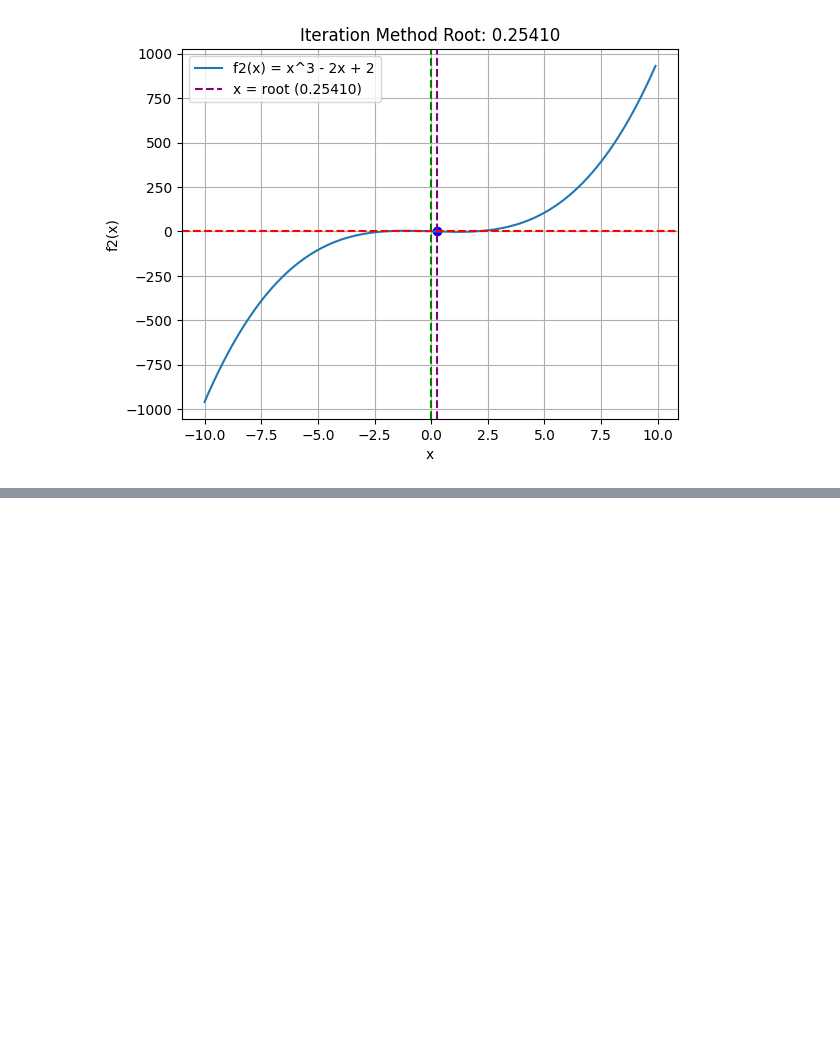
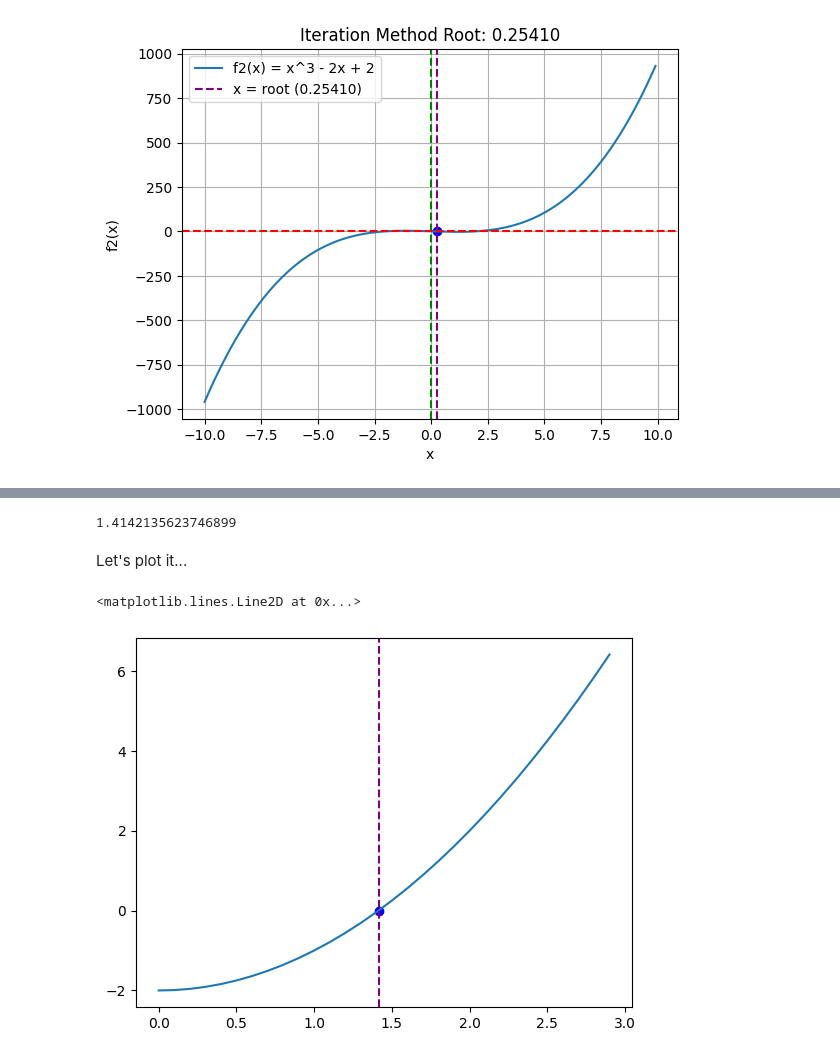
Before and after one commit to SharafatKarim/python-notebook, a Jupyter notebook: 02 - numerical methods/05 - root_finding.ipynb, the cells around one changed output, grey strips where cells are left out. Cells and saved outputs as stored; diff of their text form; code cells hidden in the pictures; blank space fills up the shorter version.

```diff
--- a/02 - numerical methods/05 - root_finding.ipynb
+++ b/02 - numerical methods/05 - root_finding.ipynb
@@ -230,0 +242,37 @@ plt.legend()
+# %%
+# Our function
+def f(x):
+    return x**2 - 2
+
+def df(x):
+    return 2*x
+
+# Newton-Raphson Method
+def newton_raphson_method(f, df, x0, tol=1e-5, max_iter=100):
+    x = x0
+    for i in range(max_iter):
+        x_new = x - f(x) / df(x)
+        if abs(x_new - x) < tol:
+            return x_new
+        x = x_new
+    raise ValueError(
+        "Newton-Raphson method did not converge within the maximum number of iterations."
+    )
+
+root = newton_raphson_method(f, df, 1)
+print(root)
+# %% [output]
+1.4142135623746899
+# %% [markdown]
+Let's plot it...
+# %%
+root = newton_raphson_method(f, df, 10)
+
+# Let's plot the result
+x = np.arange(0, 3, 0.1)
+plt.plot(x, f(x), label='f(x) = x^2 - 2')
+plt.scatter(root, f(root), color='blue')  # Mark the root on the plot
+plt.axvline(root, color='purple', linestyle='--', label=f'x = root ({root:.5f})')
+# %% [output]
+<matplotlib.lines.Line2D at 0x...>
+[figure, added]
```
Also changed, not shown: parts of 5 cells of this notebook, 1 other file.
